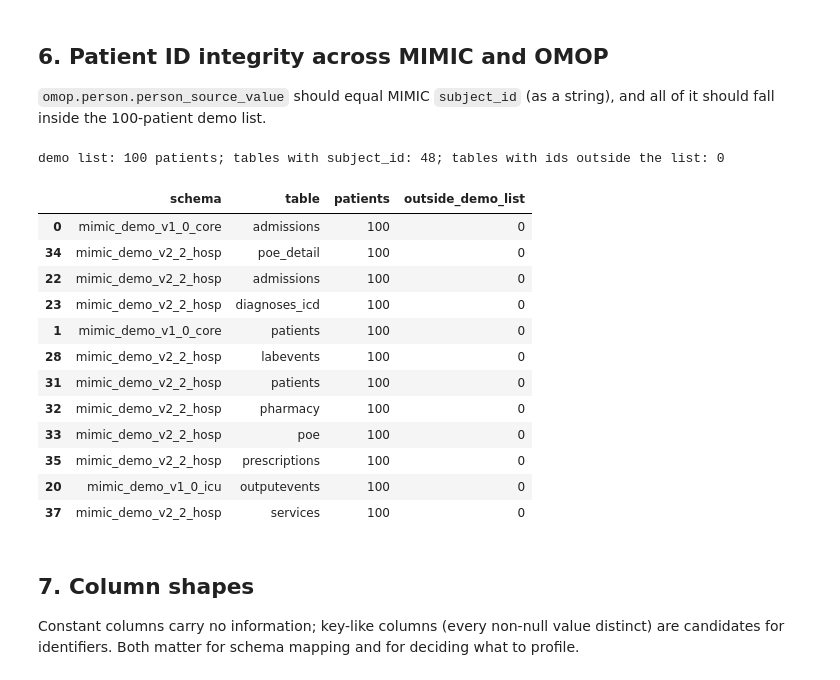
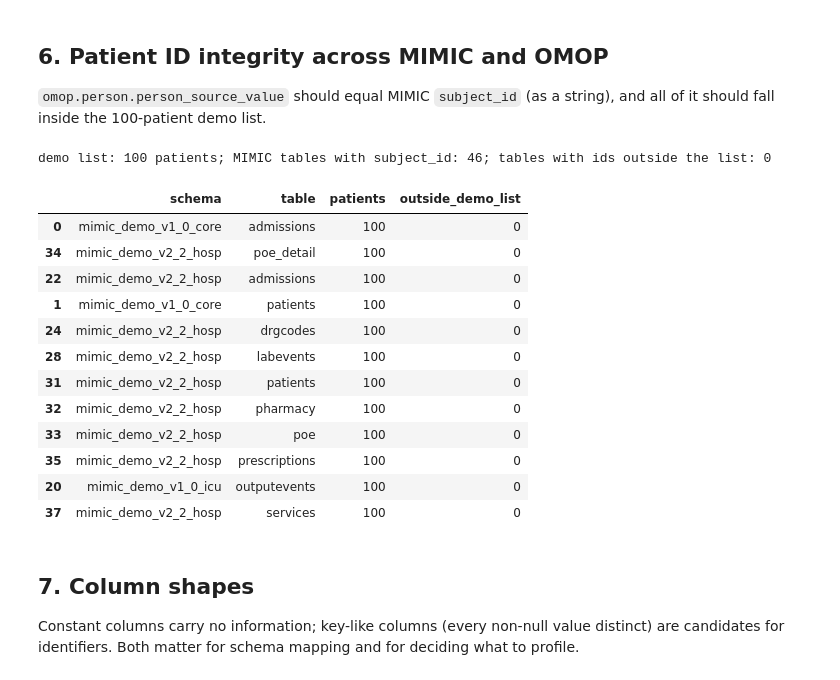
Before and after one commit to ryantechs-dotcom/Agentic-medallion, a Jupyter notebook: notebooks/tabular_eda.ipynb, the cells around one changed output. Cells and saved outputs as stored; diff of their text form; code cells hidden in the pictures.

```diff
--- a/notebooks/tabular_eda.ipynb
+++ b/notebooks/tabular_eda.ipynb
@@ -295,31 +319,33 @@ profiler min < 1e-70 in 27 columns
 should fall inside the 100-patient demo list.
 # %%
 demo = set(con.execute("SELECT subject_id FROM mimic_demo_v2_2.demo_subject_id").df().subject_id)
+# MIMIC only: OMOP also has a `subject_id` column (empty cohort tables), checked separately below
+has_id = prof[prof.schema.str.startswith("mimic_demo_") & (prof["column"] == "subject_id")]
 rows = []
-for schema, table, _, _ in prof[prof["column"] == "subject_id"][["schema", "table", "column",
-                                                                  "ordinal"]].itertuples(index=False):
-    if schema == "mimic_demo_v2_2":
+for schema, table in zip(has_id.schema, has_id["table"]):
+    if schema == "mimic_demo_v2_2":          # the demo list itself
         continue
     ids = set(con.execute(f"SELECT DISTINCT subject_id FROM {schema}.{q(table)}").df().subject_id)
     rows.append({"schema": schema, "table": table, "patients": len(ids),
                  "outside_demo_list": len(ids - demo)})
 omop_ids = {str(v) for v in con.execute(
     "SELECT person_source_value FROM omop_demo_v0_9.person").df().person_source_value}
+demo_str = {str(i) for i in demo}
 rows.append({"schema": "omop_demo_v0_9", "table": "person (person_source_value)",
-             "patients": len(omop_ids), "outside_demo_list": len(omop_ids - {str(i) for i in demo})})
+             "patients": len(omop_ids), "outside_demo_list": len(omop_ids - demo_str)})
 ids_check = pd.DataFrame(rows)
 ids_check.to_csv(TAB / "patient_id_integrity.csv", index=False)
-print(f"demo list: {len(demo)} patients; tables with subject_id: {len(ids_check) - 1}; "
+print(f"demo list: {len(demo)} patients; MIMIC tables with subject_id: {len(ids_check) - 1}; "
       f"tables with ids outside the list: {(ids_check.outside_demo_list > 0).sum()}")
 ids_check.sort_values("patients", ascending=False).head(12)
 # %% [output]
-demo list: 100 patients; tables with subject_id: 48; tables with ids outside the list: 0
+demo list: 100 patients; MIMIC tables with subject_id: 46; tables with ids outside the list: 0
 |  | schema | table | patients | outside_demo_list |
 | 0 | mimic_demo_v1_0_core | admissions | 100 | 0 |
 | 34 | mimic_demo_v2_2_hosp | poe_detail | 100 | 0 |
 | 22 | mimic_demo_v2_2_hosp | admissions | 100 | 0 |
-| 23 | mimic_demo_v2_2_hosp | diagnoses_icd | 100 | 0 |
 | 1 | mimic_demo_v1_0_core | patients | 100 | 0 |
+| 24 | mimic_demo_v2_2_hosp | drgcodes | 100 | 0 |
 | 28 | mimic_demo_v2_2_hosp | labevents | 100 | 0 |
 | 31 | mimic_demo_v2_2_hosp | patients | 100 | 0 |
 | 32 | mimic_demo_v2_2_hosp | pharmacy | 100 | 0 |
```
Also changed, not shown: parts of 8 cells of this notebook, 1 other file.
